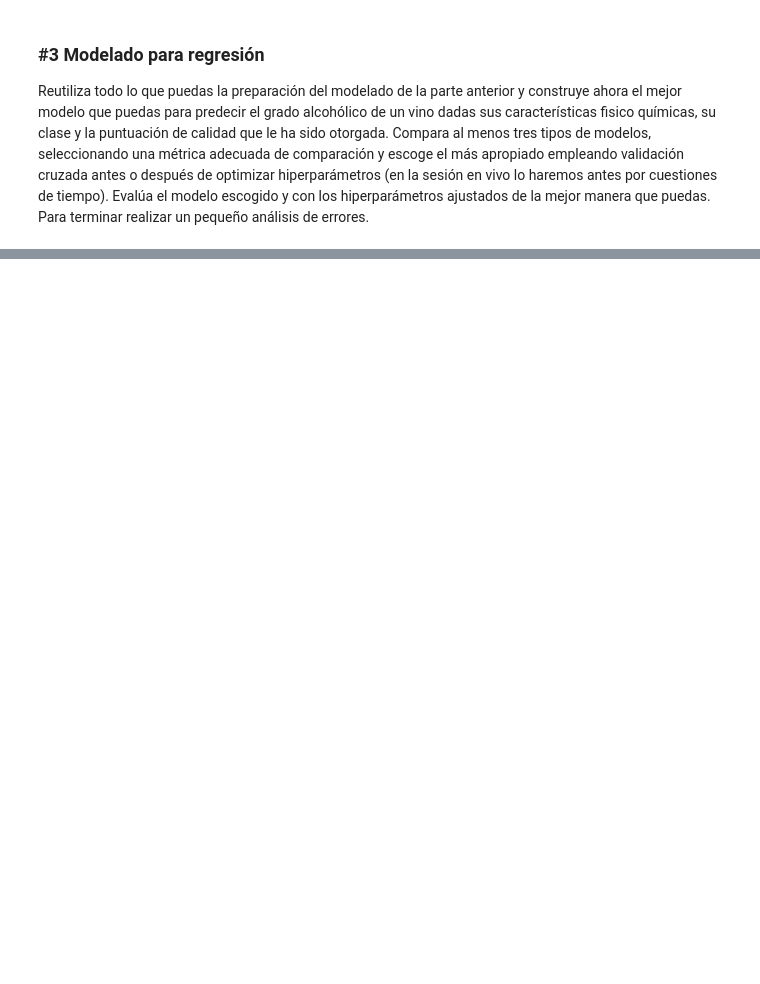
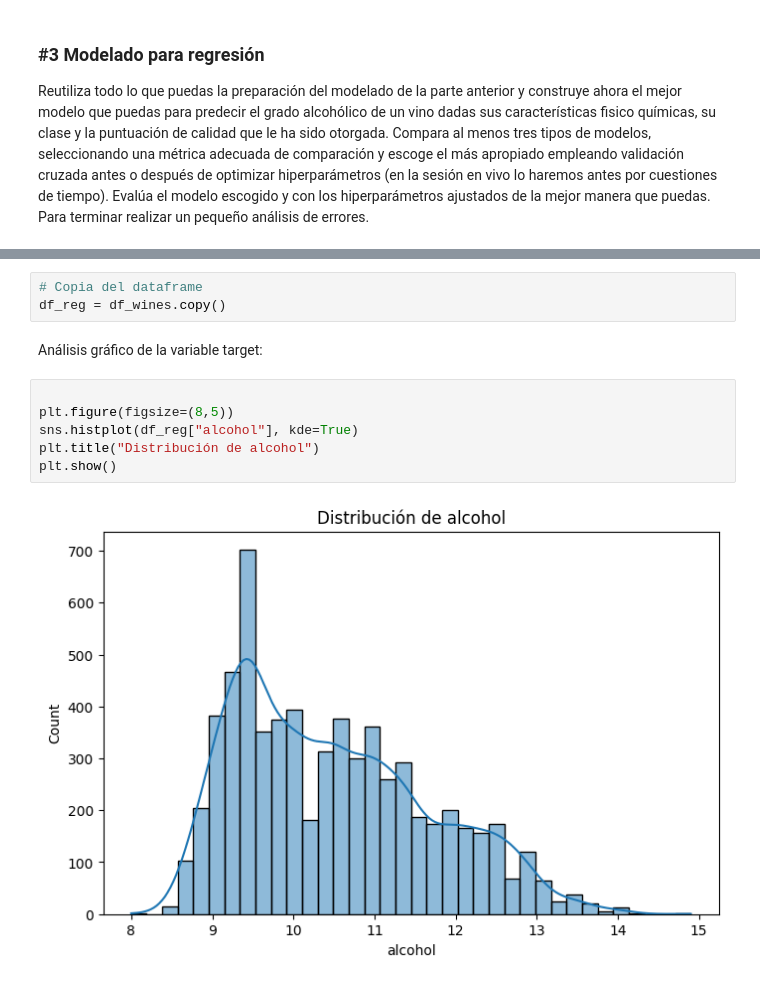
Before and after one commit to Cesar-CSP/DS_ONLINE_CESAR, a Jupyter notebook: 04_Machine_Learning/Sprint_12/Unidad_02_ML_Supervisado_Repaso/03_Practica_Obligatoria/18_Practica_Obligatoria_Repaso_Supervisado.ipynb, the cells around one changed output, grey strips where cells are left out. Cells and saved outputs as stored; diff of their text form; blank space fills up the shorter version.

```diff
--- a/04_Machine_Learning/Sprint_12/Unidad_02_ML_Supervisado_Repaso/03_Practica_Obligatoria/18_Practica_Obligatoria_Repaso_Supervisado.ipynb
+++ b/04_Machine_Learning/Sprint_12/Unidad_02_ML_Supervisado_Repaso/03_Practica_Obligatoria/18_Practica_Obligatoria_Repaso_Supervisado.ipynb
@@ -785,0 +855,14 @@ Reutiliza todo lo que puedas la preparación del modelado de la parte anterior y
+# %%
+# Copia del dataframe
+df_reg = df_wines.copy()
+# %% [markdown]
+
+Análisis gráfico de la variable target:
+# %%
+
+plt.figure(figsize=(8,5))
+sns.histplot(df_reg["alcohol"], kde=True)
+plt.title("Distribución de alcohol")
+plt.show()
+# %% [output]
+[figure, added]
```
Also changed, not shown: parts of 54 cells of this notebook.
